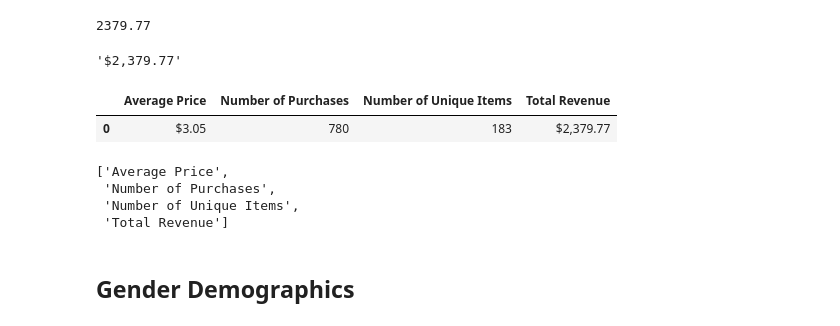
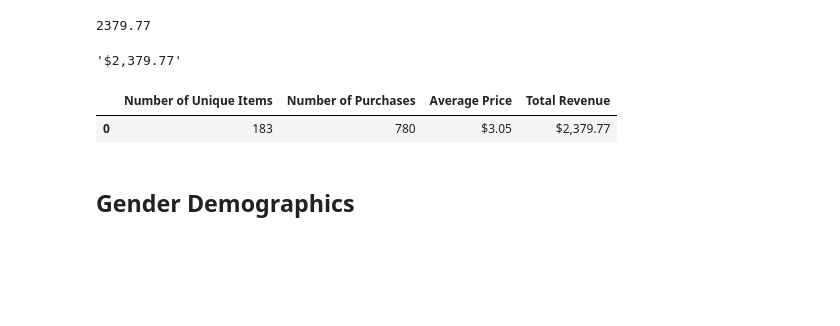
Before and after one commit to mayboli/Heroes-of-Pymoli, a Jupyter notebook: HeroesOfPymoli_starter.ipynb, the cells around one changed output. Saved outputs shown, nothing was run; the diff lists cells and outputs as text; code cells hidden in the pictures; blank space fills up the shorter version.

```diff
--- a/HeroesOfPymoli_starter.ipynb
+++ b/HeroesOfPymoli_starter.ipynb
@@ -89,20 +89,18 @@ total_revenue_format
 '$2,379.77'
 # %%
 purchase_analysis = {"Number of Unique Items":[len(unique_items)],"Average Price":[avg_price],
-                     "Number of Purchases":[len(purchases)],"Total Revenue":[total_revenue_format]}
+                     "Number of Purchases":[len(purchases)],
+                     "Total Revenue":[total_revenue_format]}
 purchase_analysis_df = pd.DataFrame(data = purchase_analysis)
+purchase_analysis_df = purchase_analysis_df[["Number of Unique Items","Number of Purchases",
+                                             "Average Price","Total Revenue"]]
 purchase_analysis_df
 # %% [output]
-|  | Average Price | Number of Purchases | Number of Unique Items | Total Revenue |
-| 0 | $3.05 | 780 | 183 | $2,379.77 |
+|  | Number of Unique Items | Number of Purchases | Average Price | Total Revenue |
+| 0 | 183 | 780 | $3.05 | $2,379.77 |
 # %%
-cols = list(purchase_analysis_df.columns.values)
-cols
+#cols = list(purchase_analysis_df.columns.values)
+#cols
-# %% [output]
-['Average Price',
- 'Number of Purchases',
- 'Number of Unique Items',
- 'Total Revenue']
 # %%
 #purchase_analysis_df = purchase_analysis_df[["Number of Unique Items","Average Price",
                                              #"Number of Purchases","Total Revenue"]]
```
Also changed, not shown: parts of 19 cells of this notebook, 4 other files.
